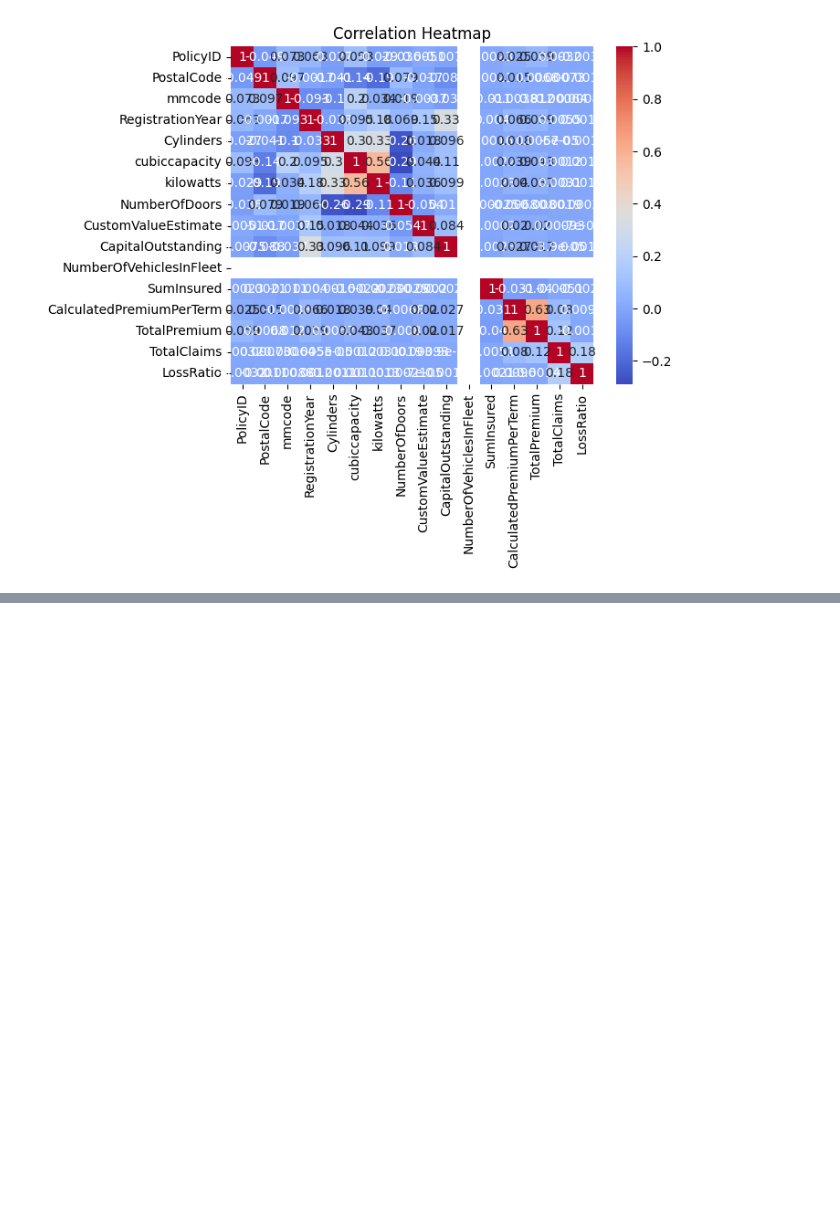
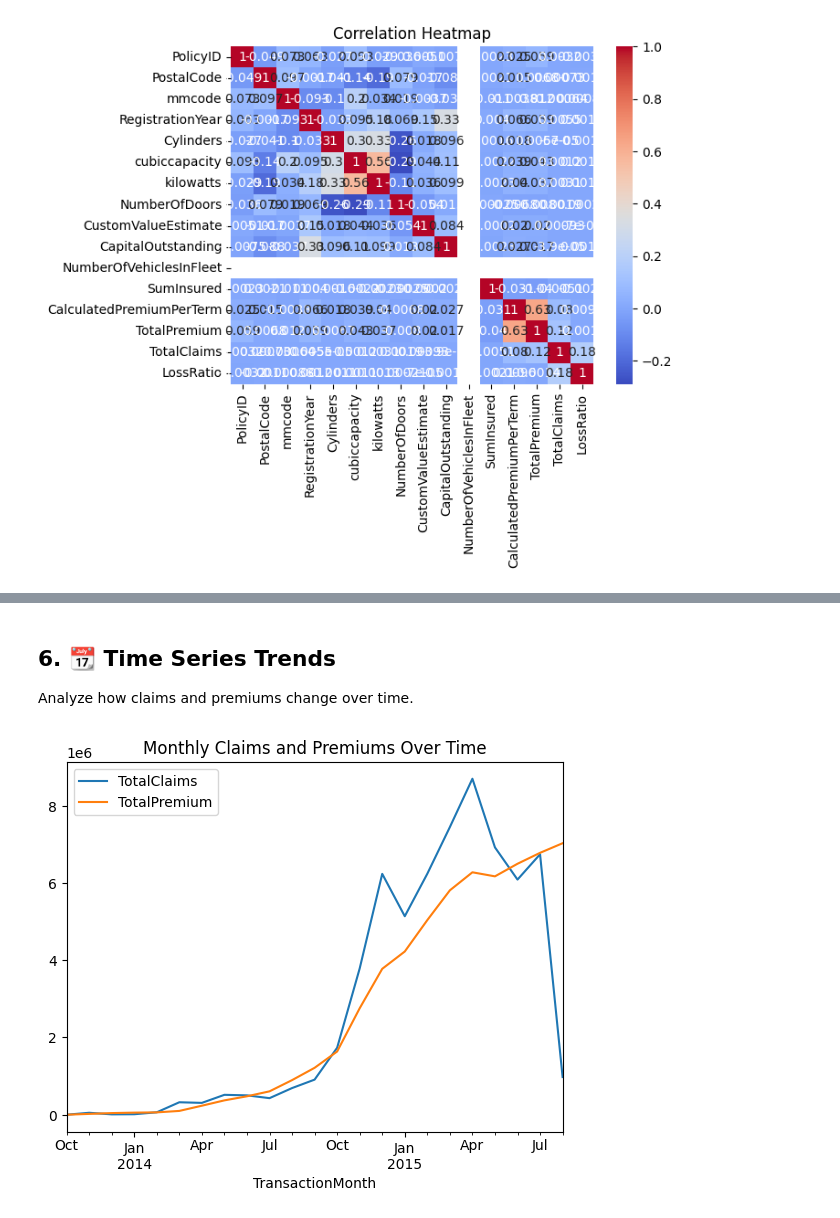
Before and after one commit to rufaeleshetu/insurance-risk-analytics-week3, a Jupyter notebook: notebooks/01_eda.ipynb, the cells around one changed output, grey strips where cells are left out. Saved outputs shown, nothing was run; the diff lists cells and outputs as text; code cells hidden in the pictures; blank space fills up the shorter version.

```diff
--- a/notebooks/01_eda.ipynb
+++ b/notebooks/01_eda.ipynb
@@ -258,0 +314,3 @@ plt.show()
+# %%
+df['LossRatio'] = df['TotalClaims'] / (df['TotalPremium'] + 1)
+df['LossRatio'].describe()
@@ -258,0 +327,11 @@ plt.show()
+# %% [markdown]
+## 6. 📆 Time Series Trends
+
+Analyze how claims and premiums change over time.
+# %%
+df['TransactionMonth'] = pd.to_datetime(df['TransactionMonth'])
+monthly = df.groupby(df['TransactionMonth'].dt.to_period('M'))[['TotalClaims', 'TotalPremium']].sum()
+monthly.plot(title="Monthly Claims and Premiums Over Time")
+plt.show()
+# %% [output]
+[figure, added]
```
Also changed, not shown: parts of 13 cells of this notebook.
